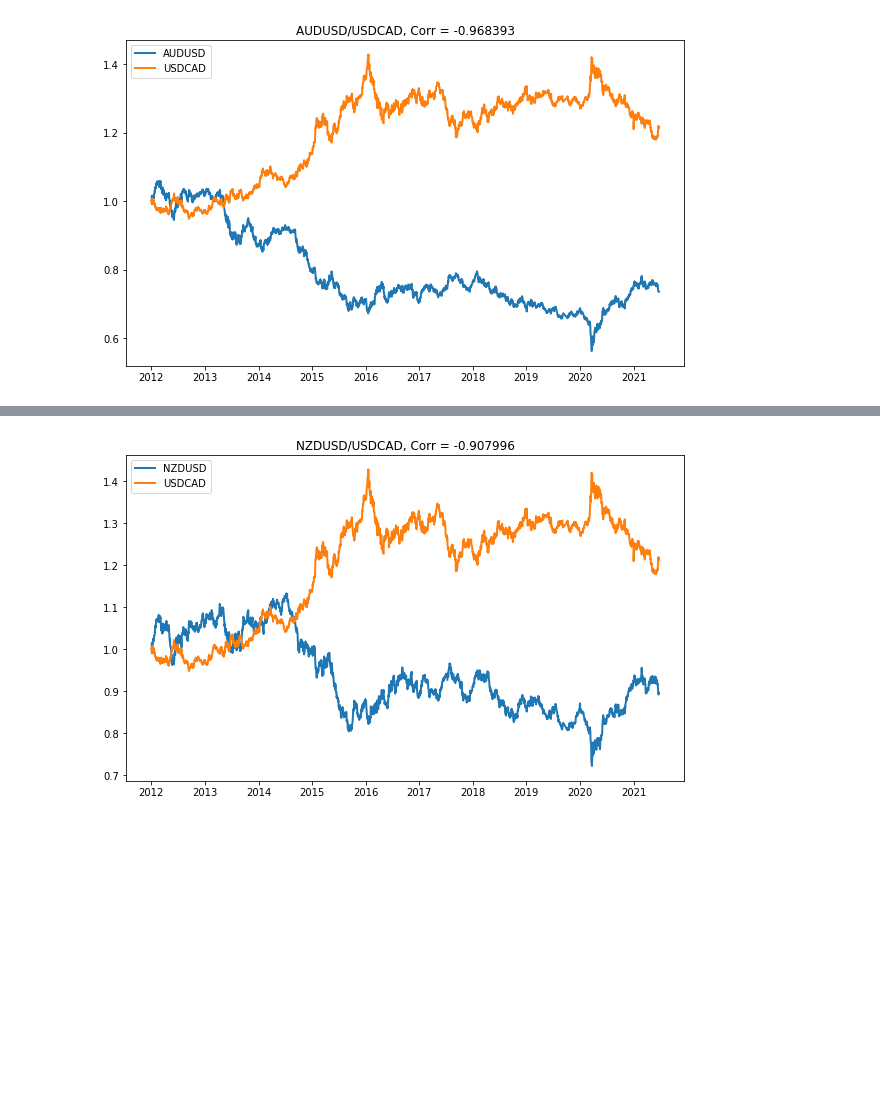
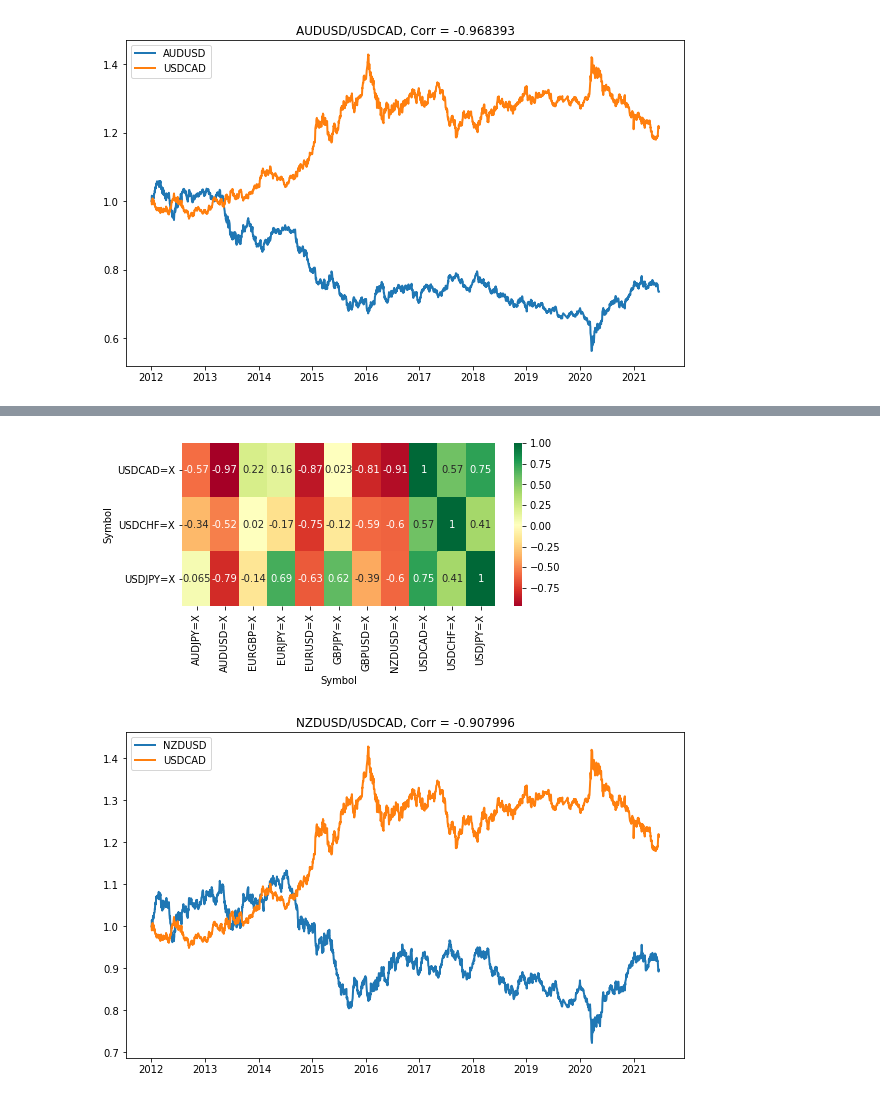
Before and after one commit to tutalae/practice-for-analysing-and-predict-the-price-of-crypto-currency, a Jupyter notebook: 5Forex_Uncorr.ipynb, the cells around one changed output, grey strips where cells are left out. Saved outputs shown, nothing was run; the diff lists cells and outputs as text; code cells hidden in the pictures; blank space fills up the shorter version.

```diff
--- a/5Forex_Uncorr.ipynb
+++ b/5Forex_Uncorr.ipynb
@@ -135,6 +115,8 @@ plt.show()
 # %% [output]
 [figure]
 # %%
-# NZDUSD=X -0.907996
-corr_df.nsmallest(3, "NZDUSD=X")
+# 2. NZDUSD=X -0.907996
+uncorr2 = corr_df.nsmallest(3, "NZDUSD=X")
+fig, ax = plt.subplots(figsize=(7,3))
+ax = seaborn.heatmap(uncorr2, annot=True, cmap="RdYlGn")
 # %% [output]
@@ -146,3 +123,4 @@ corr_df.nsmallest(3, "NZDUSD=X")
+[figure, added]
 # %%
 fig, ax = plt.subplots(figsize=(10,6))
 
```
Also changed, not shown: parts of 8 cells of this notebook.
